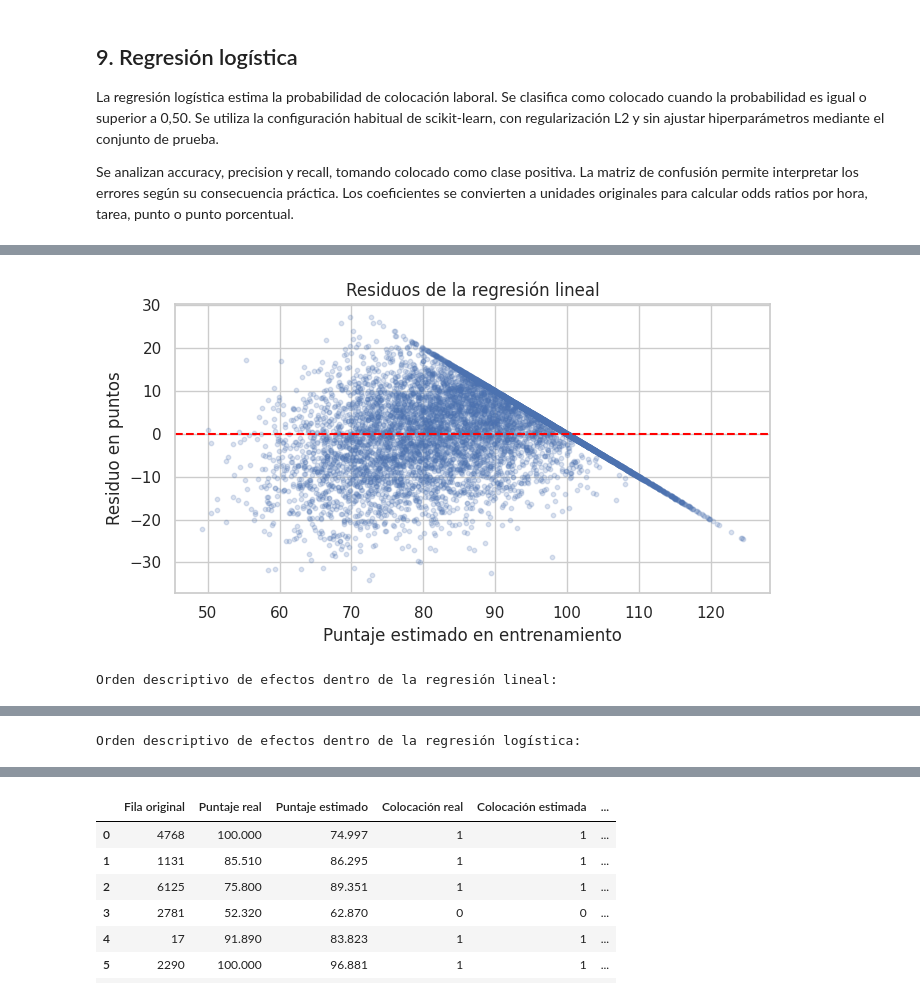
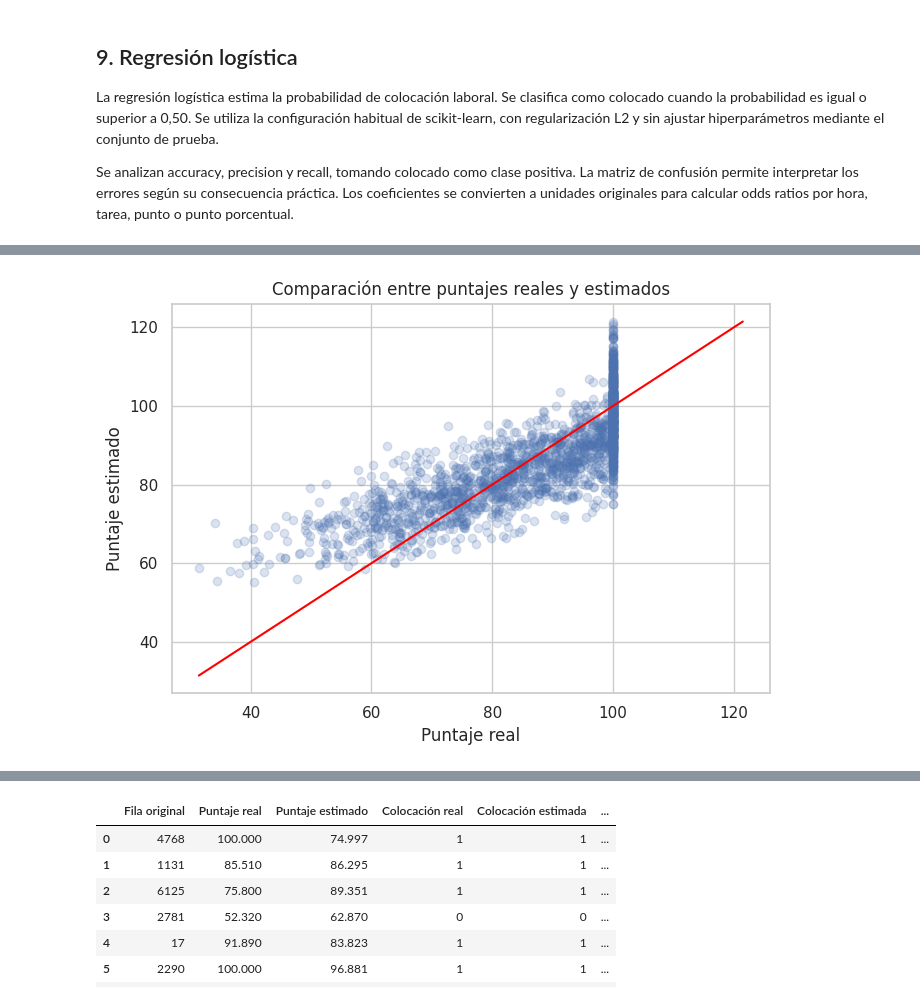
Before and after one commit to CapitanPio/tareasofi, a Jupyter notebook: reporte_rendimiento_estudiantil.ipynb, the cells around one changed output, grey strips where cells are left out. Drawn from its saved outputs; the diff is of its cells as text; code cells hidden in the pictures.

```diff
--- a/reporte_rendimiento_estudiantil.ipynb
+++ b/reporte_rendimiento_estudiantil.ipynb
@@ -799,57 +784,55 @@ Para comparar magnitudes dentro de cada modelo, se expresan los efectos por una
 # %%
-puntajes_ajustados_entrenamiento = modelo_lineal.predict(
-    predictores_entrenamiento_completos
-)
-residuos_entrenamiento = (
-    puntaje_entrenamiento.to_numpy() - puntajes_ajustados_entrenamiento
+# Comparar los puntajes reales con los estimados.
+plt.figure(figsize=(7, 5))
+
+plt.scatter(
+    puntaje_prueba,
+    puntajes_predichos,
+    alpha=0.20,
 )
 
-plt.figure(figsize=(7, 4))
-plt.scatter(
-    puntajes_ajustados_entrenamiento,
-    residuos_entrenamiento,
-    alpha=0.20,
-    s=10,
+puntaje_minimo = min(puntaje_prueba.min(), puntajes_predichos.min())
+puntaje_maximo = max(puntaje_prueba.max(), puntajes_predichos.max())
+
+plt.plot(
+    [puntaje_minimo, puntaje_maximo],
+    [puntaje_minimo, puntaje_maximo],
+    color="red",
 )
-plt.axhline(0, color="red", linestyle="--")
-plt.xlabel("Puntaje estimado en entrenamiento")
-plt.ylabel("Residuo en puntos")
-plt.title("Residuos de la regresión lineal")
+
+plt.xlabel("Puntaje real")
+plt.ylabel("Puntaje estimado")
+plt.title("Comparación entre puntajes reales y estimados")
 plt.tight_layout()
 plt.show()
 
+# Comparar los coeficientes considerando la escala de las variables.
 efectos_lineales_comparables = (
     modelo_lineal.coef_ * estandarizador.scale_
 )
 
 comparacion_variables = pd.DataFrame({
     "Variable": variables_utilizadas,
-    "Cambio de puntaje por una desviación estándar": efectos_lineales_comparables,
-    "Coeficiente logístico por una desviación estándar": modelo_logistico.coef_[0],
+    "Magnitud en regresión lineal": np.abs(efectos_lineales_comparables),
+    "Magnitud en regresión logística": np.abs(modelo_logistico.coef_[0]),
 })
 
-comparacion_variables["Magnitud del efecto lineal"] = np.abs(
-    comparacion_variables["Cambio de puntaje por una desviación estándar"]
-)
-comparacion_variables["Magnitud del efecto logístico"] = np.abs(
-    comparacion_variables["Coeficiente logístico por una desviación estándar"]
-)
+orden_variables_lineales = comparacion_variables.sort_values(
+    "Magnitud en regresión lineal",
+    ascending=False,
+)["Variable"].tolist()
 
-print("Orden descriptivo de efectos dentro de la regresión lineal:")
-display(
-    comparacion_variables.sort_values(
-        "Magnitud del efecto lineal",
-        ascending=False,
-    )
-)
+orden_variables_logisticas = comparacion_variables.sort_values(
+    "Magnitud en regresión logística",
+    ascending=False,
+)["Variable"].tolist()
 
-print("Orden descriptivo de efectos dentro de la regresión logística:")
-display(
-    comparacion_variables.sort_values(
-        "Magnitud del efecto logístico",
-        ascending=False,
-    )
-)
+orden_variables = pd.DataFrame({
+    "Orden": range(1, len(variables_utilizadas) + 1),
+    "Regresión lineal": orden_variables_lineales,
+    "Regresión logística": orden_variables_logisticas,
+})
+
+display(orden_variables)
 # %% [output]
-[figure, old version]
+[figure, new version]
-Orden descriptivo de efectos dentro de la regresión lineal:
@@ -863 +845,0 @@ Orden descriptivo de efectos dentro de la regresión lineal:
-Orden descriptivo de efectos dentro de la regresión logística:
```
Also changed, not shown: parts of 23 cells of this notebook, 2 other files.
